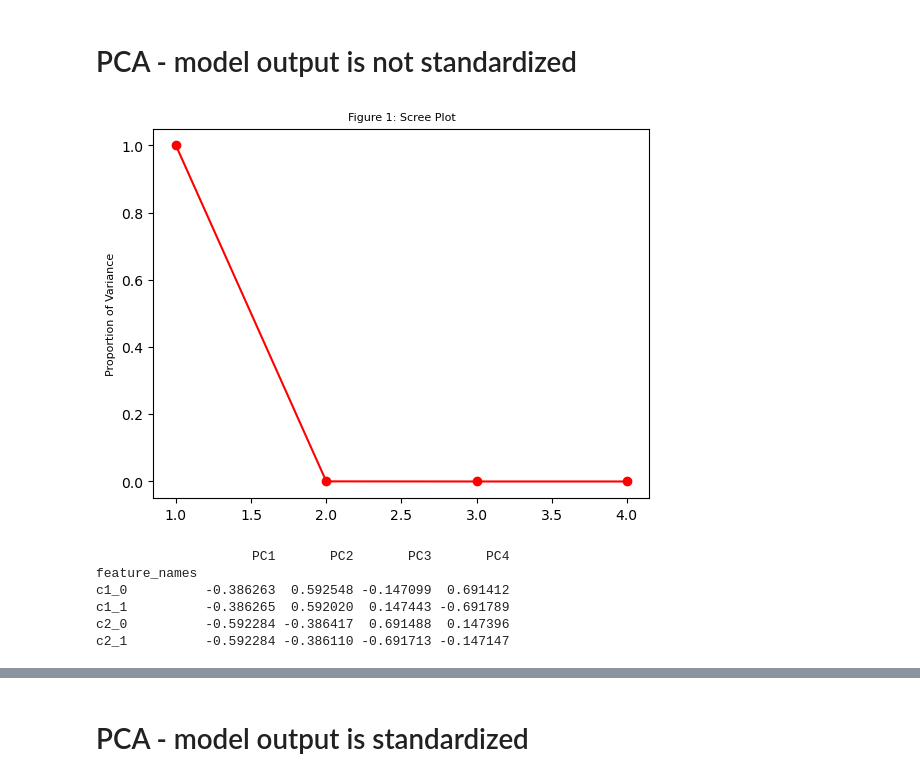
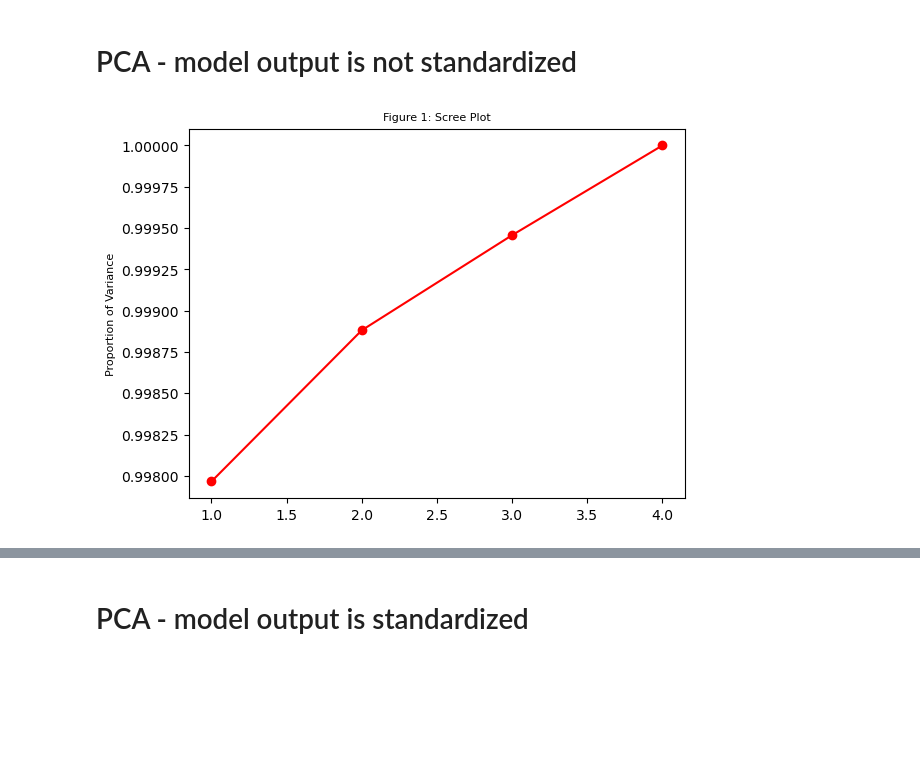
Before and after one commit to ascsn/ModelOrthogonalization, a Jupyter notebook: ToyExample/toymodels.ipynb, the cells around one changed output, grey strips where cells are left out. Drawn from its saved outputs; the diff is of its cells as text; code cells hidden in the pictures; blank space fills up the shorter version.

```diff
--- a/ToyExample/toymodels.ipynb
+++ b/ToyExample/toymodels.ipynb
@@ -79,10 +78,10 @@ def biplot(score,coef,labels=None):
 # Data generation
 # %%
 #Noise level we will use to "wiggle" all the model predictions a bit
-corruption_noise_Mass=10
+corruption_noise_Mass=1000
 
 # Fix random seed
-np.random.seed(42)
+np.random.seed(23)
 
 # Load NZ
 input_NZ =  data_loader()
@@ -129,26 +144,15 @@ print(np.corrcoef(models_output_df[models_output.keys()].values.T))
 # %%
 pca = PCA(n_components=4)
 X_pca = pca.fit_transform(models_output_df[models_output.keys()])
 
-prop_var = pca.explained_variance_ratio_
-eigenvalues = pca.explained_variance_
-
+prop_var = np.cumsum(pca.explained_variance_ratio_)
 PC_numbers = np.arange(pca.n_components_) + 1
 plt.plot(PC_numbers,
          prop_var,
          'ro-')
 plt.title('Figure 1: Scree Plot', fontsize=8)
 plt.ylabel('Proportion of Variance', fontsize=8)
+plt.savefig("Scree_Toy_raw.pdf", format="pdf", bbox_inches="tight")
 plt.show()
 # %% [output]
-[figure, old version]
+[figure, new version]
-# %%
-loadings = loading_matrix(pca.components_, pca.n_features_, models_output_df[models_output.keys()].columns)
-print(loadings)
-# %% [output]
-                    PC1       PC2       PC3       PC4
-feature_names
-c1_0          -0.386263  0.592548 -0.147099  0.691412
-c1_1          -0.386265  0.592020  0.147443 -0.691789
-c2_0          -0.592284 -0.386417  0.691488  0.147396
-c2_1          -0.592284 -0.386110 -0.691713 -0.147147
```
Also changed, not shown: parts of 19 cells of this notebook, 1 other file.
